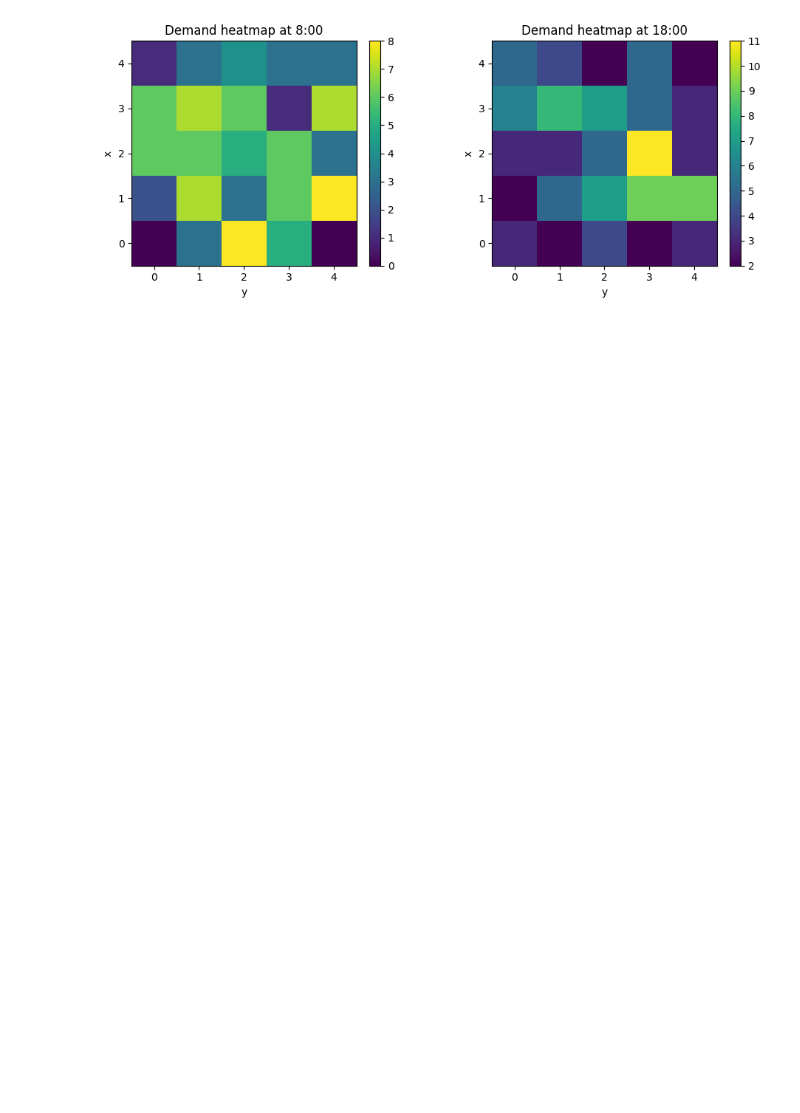
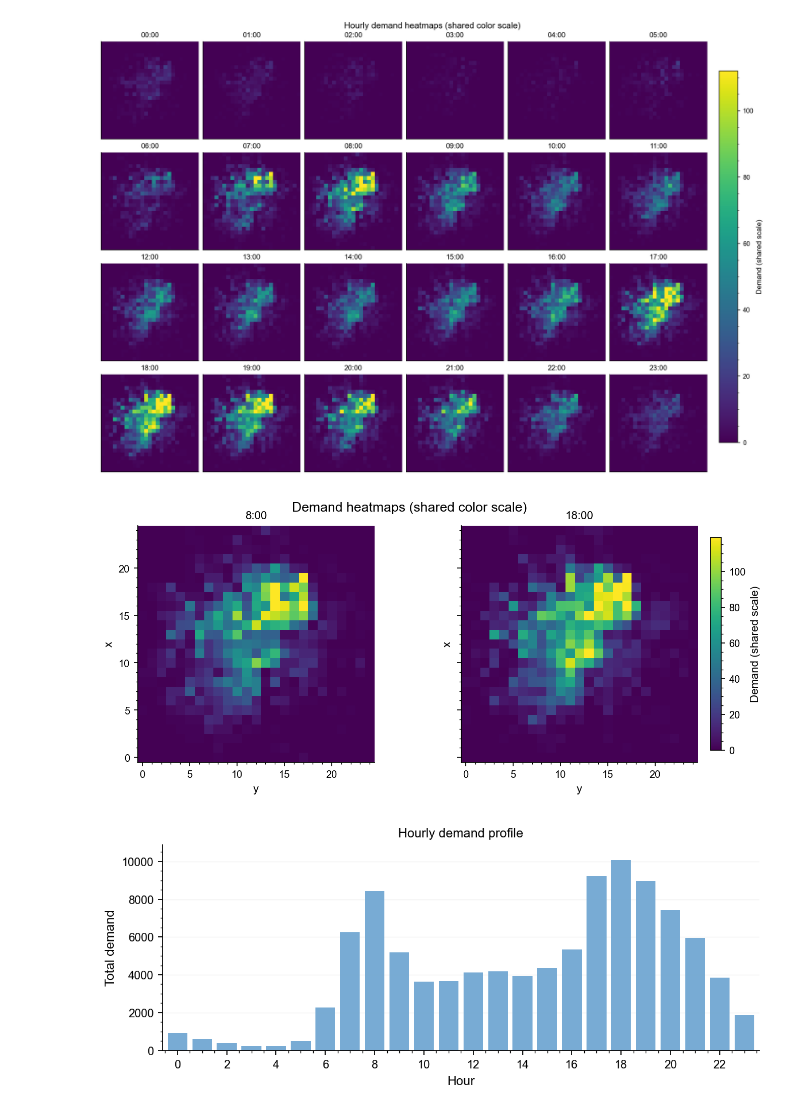
Before and after one commit to GuoZN-1023/ComputerThinkingProject, a Jupyter notebook: 01_data_explore.ipynb, the cells around one changed output. Saved outputs shown, nothing was run; the diff lists cells and outputs as text; code cells hidden in the pictures; blank space fills up the shorter version.

```diff
--- a/01_data_explore.ipynb
+++ b/01_data_explore.ipynb
@@ -22,28 +72,23 @@ Time slices: [0, 1, 2, 3, 4, 5, 6, 7, 8, 9, 10, 11, 12, 13, 14, 15, 16, 17, 18,
 # %%
-from src.viz import demand_grid_from_dataframe
+plot_hourly_heatmap_grid(
+    demand_df=demand_df,
+    grid_n=None,
+    hours=list(range(24)),
+    ncols=6,
+    clip_q=99.7,
+)
 
-grid_n = 5
-morning_h = 8
-evening_h = 18
+plot_morning_evening_heatmap(
+    demand_csv_path="data/processed/demand.csv",
+    grid_n=None,
+    morning_h=8,
+    evening_h=18,
+    clip_q=99,
+)
 
-grid_m = demand_grid_from_dataframe(demand_df, grid_n, morning_h)
-grid_e = demand_grid_from_dataframe(demand_df, grid_n, evening_h)
-
-fig, axes = plt.subplots(1, 2, figsize=(10, 4))
-
-im0 = axes[0].imshow(grid_m, origin="lower")
-axes[0].set_title(f"Demand heatmap at {morning_h}:00")
-axes[0].set_xlabel("y")
-axes[0].set_ylabel("x")
-plt.colorbar(im0, ax=axes[0], fraction=0.046, pad=0.04)
-
-im1 = axes[1].imshow(grid_e, origin="lower")
-axes[1].set_title(f"Demand heatmap at {evening_h}:00")
-axes[1].set_xlabel("y")
-axes[1].set_ylabel("x")
-plt.colorbar(im1, ax=axes[1], fraction=0.046, pad=0.04)
-
-plt.tight_layout()
-plt.show()
+hourly_total = demand_df.groupby("t")["demand"].sum().reindex(range(24), fill_value=0)
+plot_hourly_demand_bar(hourly_total, title="Hourly demand profile")
 # %% [output]
-[figure, old version]
+[figure, new version]
+[figure, added]
+[figure, added]
```
Also changed, not shown: parts of 6 cells of this notebook, 11 other files.
